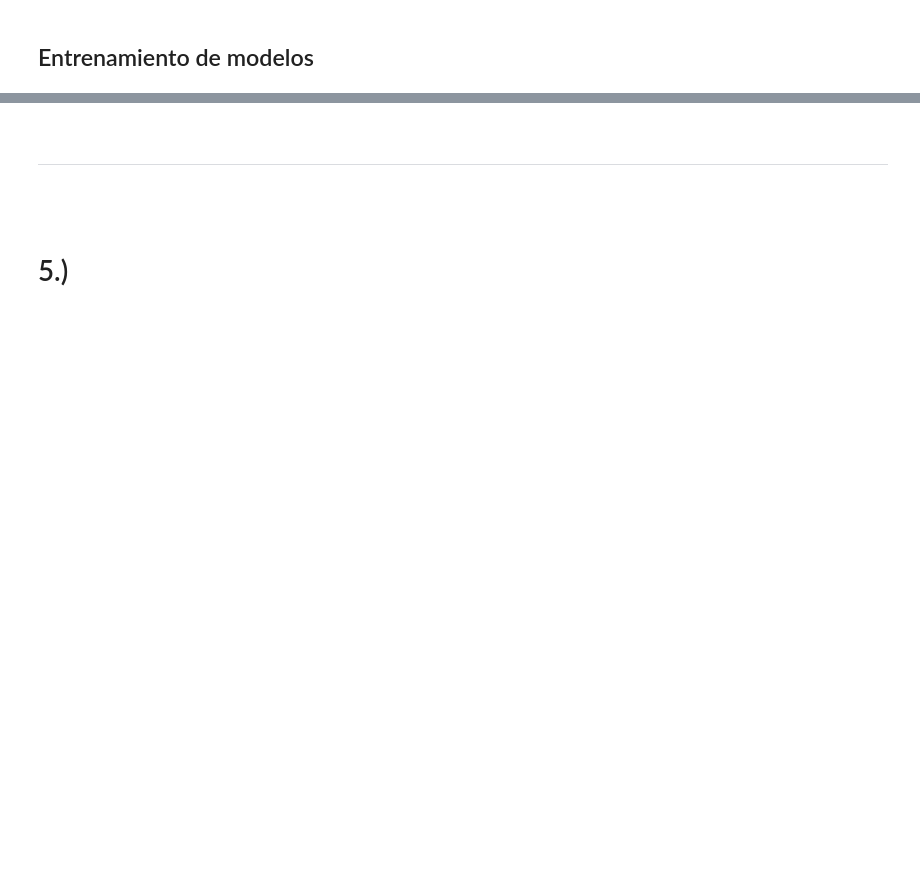
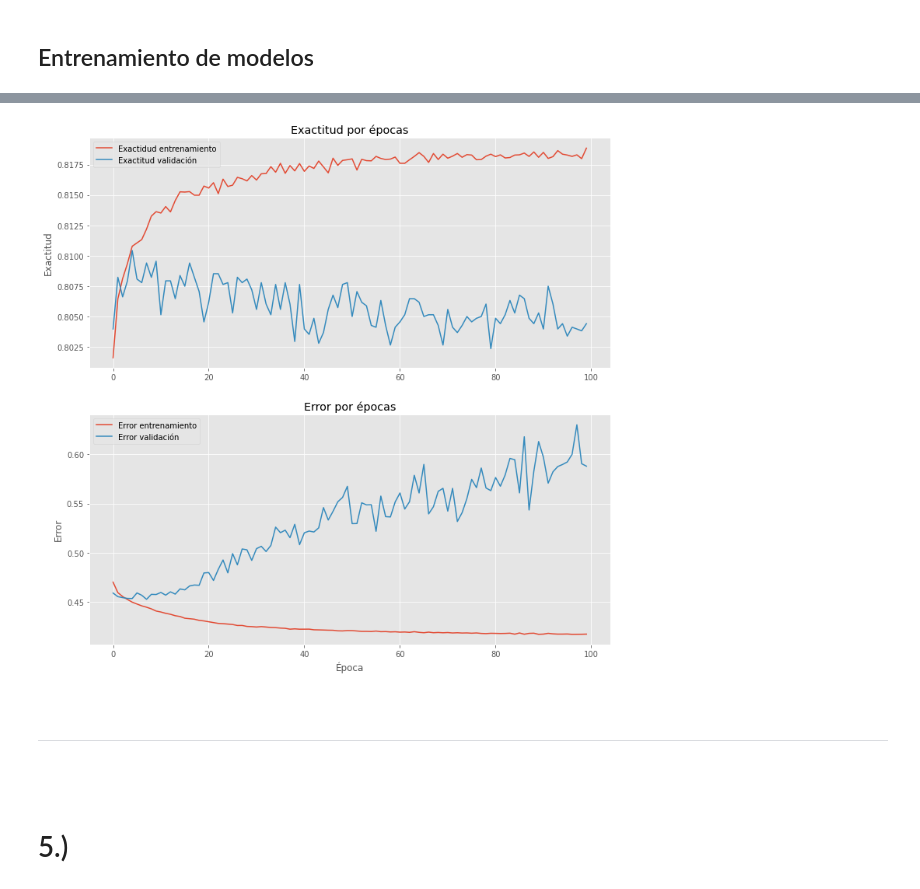
Before and after one commit to Felopo/Data-Scientist-Challenge-LATAM-Airlines, a Jupyter notebook: solution.ipynb, the cells around one changed output, grey strips where cells are left out. Saved outputs shown, nothing was run; the diff lists cells and outputs as text; code cells hidden in the pictures; blank space fills up the shorter version.

```diff
--- a/solution.ipynb
+++ b/solution.ipynb
@@ -327,0 +552,5 @@ vuelos = pd.get_dummies(vuelos, prefix="period_day", columns=["period_day"])
+# %%
+# Cambiamos las dimensiones de "y" para que la red los pueda procesar de buena manera.
+y_train_nn = to_categorical(y_train)
+y_test_nn = to_categorical(y_test)
+y_valid_nn = to_categorical(y_valid)
@@ -327,0 +575,13 @@ vuelos = pd.get_dummies(vuelos, prefix="period_day", columns=["period_day"])
+# %%
+# Creamos el modelo
+model = Sequential()
+
+# Agregamos las capas
+model.add(Dense(1000, input_dim = X_train.shape[1], activation = "relu"))
+model.add(Dense(500, activation = "relu"))
+model.add(Dense(1500, activation = "relu"))
+model.add(Dense(50, activation = "relu"))
+model.add(Dense(2, activation = "softmax"))
+
+# Mostramos un resumen del modelo
+model.summary()
@@ -327,0 +608,6 @@ vuelos = pd.get_dummies(vuelos, prefix="period_day", columns=["period_day"])
+# %%
+# Compilamos el modelo
+model.compile(loss = "categorical_crossentropy", optimizer = "adam", metrics = ["accuracy"])
+# %%
+# Entrenamos el modelo
+history = model.fit(X_train, y_train_nn, epochs = 100, batch_size = 32, validation_data = (X_valid, y_valid_nn))
@@ -328,3 +626,26 @@ vuelos = pd.get_dummies(vuelos, prefix="period_day", columns=["period_day"])
+# %%
+# Hacemos la figura
+fig, axs = plt.subplots(2, figsize = (12, 12))
+
+# Gráfica accuracy
+axs[0].plot(history.history["accuracy"], label = "Exactidud entrenamiento")
+axs[0].plot(history.history["val_accuracy"], label = "Exactitud validación")
+axs[0].set_ylabel("Exactitud")
+axs[0].legend(loc = "best")
+axs[0].set_title("Exactitud por épocas")
+
+# Gráfica error
+axs[1].plot(history.history["loss"], label = "Error entrenamiento")
+axs[1].plot(history.history["val_loss"], label = "Error validación")
+axs[1].set_ylabel("Error")
+axs[1].set_xlabel("Época")
+axs[1].legend(loc = "best")
+axs[1].set_title("Error por épocas")
+
+# Mostramos la figura
+plt.show()
+# %% [output]
+[figure, added]
 # %% [markdown]
 <br>
 
```
Also changed, not shown: parts of 54 cells of this notebook.
